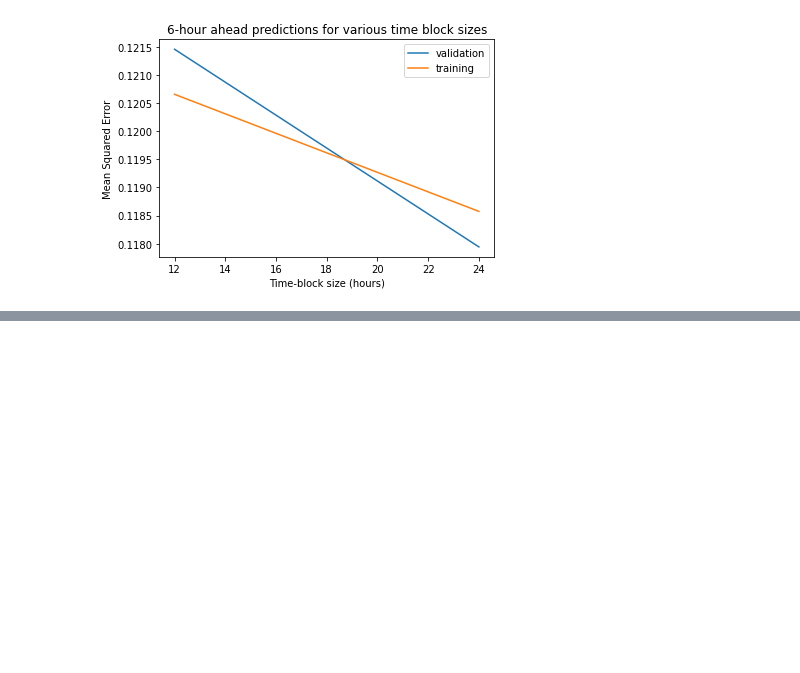
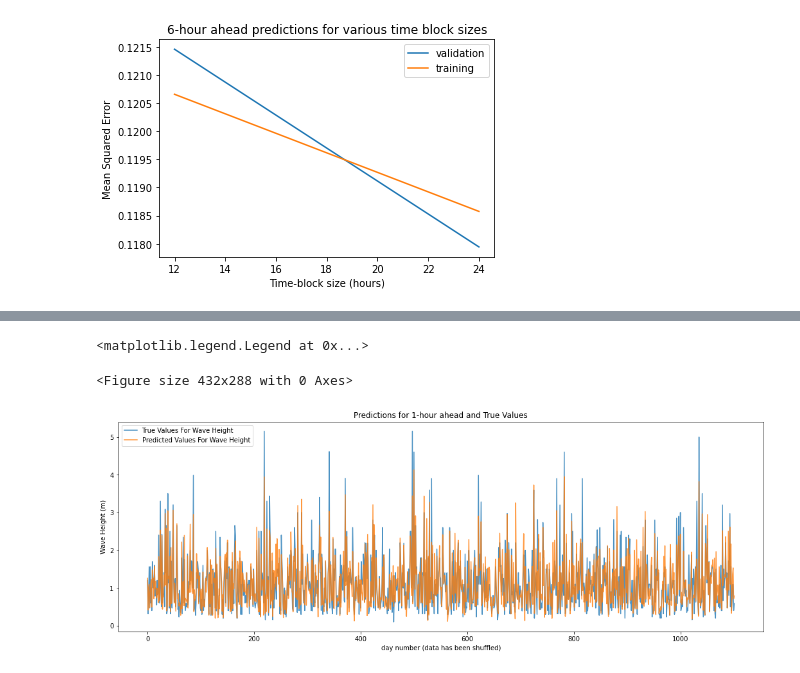
Before and after one commit to daltHub/machine_learning_project, a Jupyter notebook: time_series_regression.ipynb, the cells around one changed output, grey strips where cells are left out. Drawn from its saved outputs; the diff is of its cells as text; code cells hidden in the pictures; blank space fills up the shorter version.

```diff
--- a/time_series_regression.ipynb
+++ b/time_series_regression.ipynb
@@ -505,0 +522,17 @@ Text(0, 0.5, 'MSE')
+# %%
+# plot predictions and values for each 24 hr block, 6hr version
+pred_array = preds24_6
+true_array = Y24_6_test
+x_axis = range(len(true_array))
+plt.figure('predictions for 24hr 6 hrs ahead')
+plt.figure(figsize=(18,6))
+plt.plot(x_axis, true_array, label = 'True Values For Wave Height', alpha=0.8)
+plt.plot(x_axis, pred_array, label = 'Predicted Values For Wave Height', alpha=0.8)
+plt.title('Predictions for 1-hour ahead and True Values')
+plt.ylabel('Wave Height (m)')
+plt.xlabel('day number (data has been shuffled)')
+plt.legend()
+# %% [output]
+<matplotlib.legend.Legend at 0x...>
+<Figure size 432x288 with 0 Axes>
+[figure, added]
```
Also changed, not shown: parts of 6 cells of this notebook.
